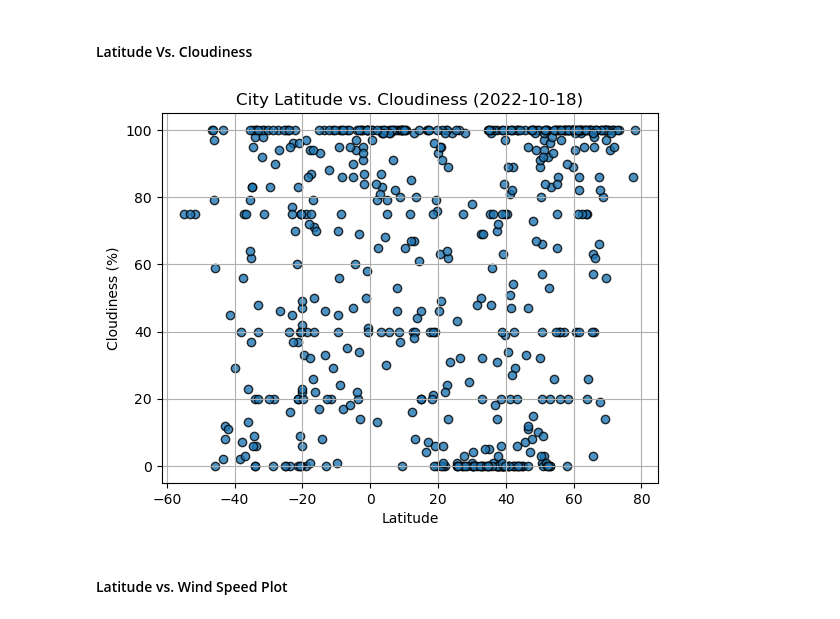
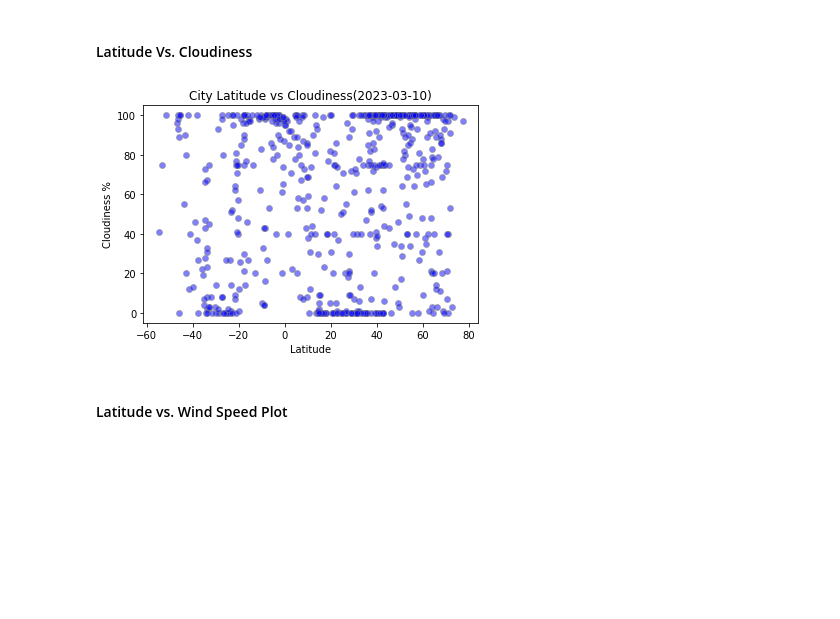
Before and after one commit to jonnybrammah/World_Weather_Analysis, a Jupyter notebook: WeatherPy.ipynb, the cells around one changed output. Drawn from its saved outputs; the diff is of its cells as text; code cells hidden in the pictures; blank space fills up the shorter version.

```diff
--- a/WeatherPy.ipynb
+++ b/WeatherPy.ipynb
@@ -281,10 +281,15 @@ city_data_df.head()
 #### Latitude Vs. Temperature
 # %%
 # Build scatter plot for latitude vs. temperature
-# YOUR CODE HERE
+latitude = city_data_df["Lat"]
+max_temp = city_data_df["Max Temp"]
+
+plt.scatter(latitude, max_temp, c = "blue", alpha = 0.5, edgecolors='gray')
 
 # Incorporate the other graph properties
-# YOUR CODE HERE
+plt.xlabel("Latitude")
+plt.ylabel("Max Temperature (C)")
+plt.title("City Latitude vs Max Temperature (2023-03-10)")
 
 # Save the figure
 plt.savefig("output_data/Fig1.png")
@@ -313,18 +322,23 @@ plt.show()
 #### Latitude Vs. Cloudiness
 # %%
 # Build the scatter plots for latitude vs. cloudiness
-# YOUR CODE HERE
+cloudiness = city_data_df["Cloudiness"]
+
+plt.scatter(latitude, cloudiness, c = "blue", alpha = 0.5, edgecolors='gray')
 
 # Incorporate the other graph properties
-# YOUR CODE HERE
+plt.xlabel("Latitude")
+plt.ylabel("Cloudiness %")
+plt.title("City Latitude vs Cloudiness(2023-03-10)")
+
 
 # Save the figure
 plt.savefig("output_data/Fig3.png")
 
 # Show plot
 plt.show()
 # %% [output]
-[figure, old version]
+[figure, new version]
 # %% [markdown]
 #### Latitude vs. Wind Speed Plot
 # %%
```
Also changed, not shown: parts of 3 cells of this notebook, 4 other files.
